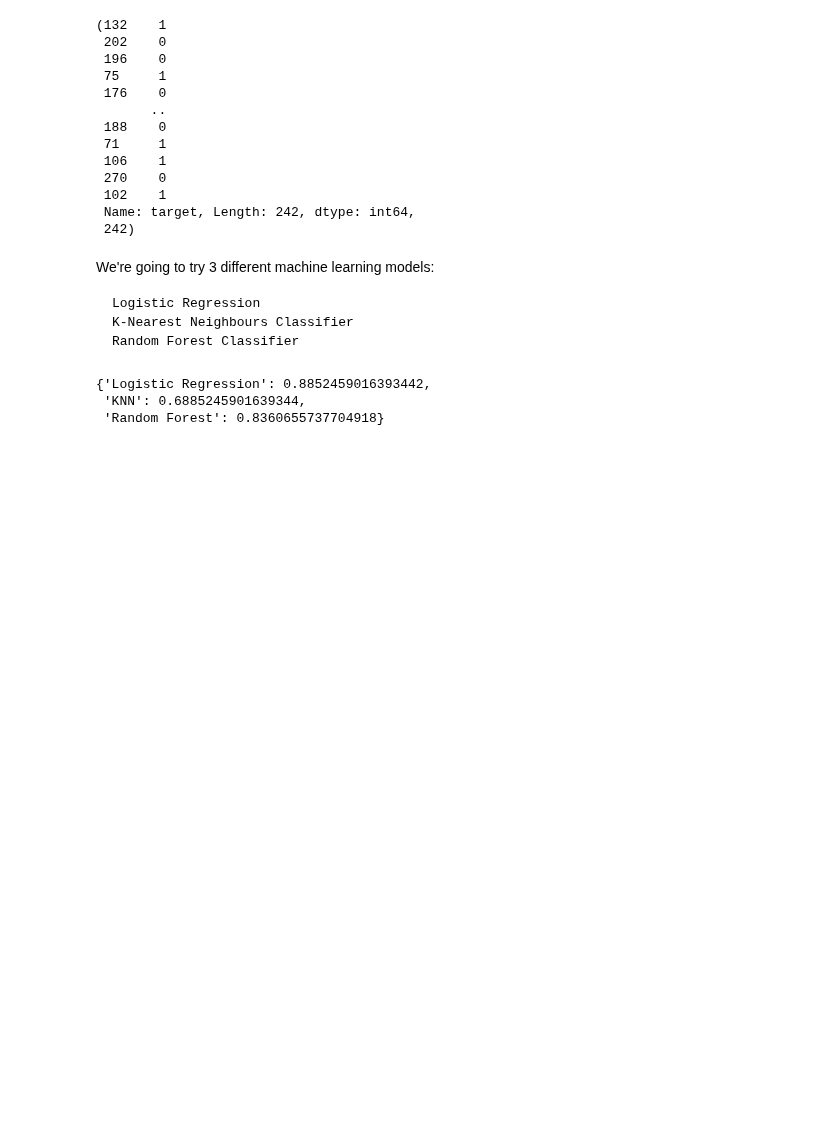
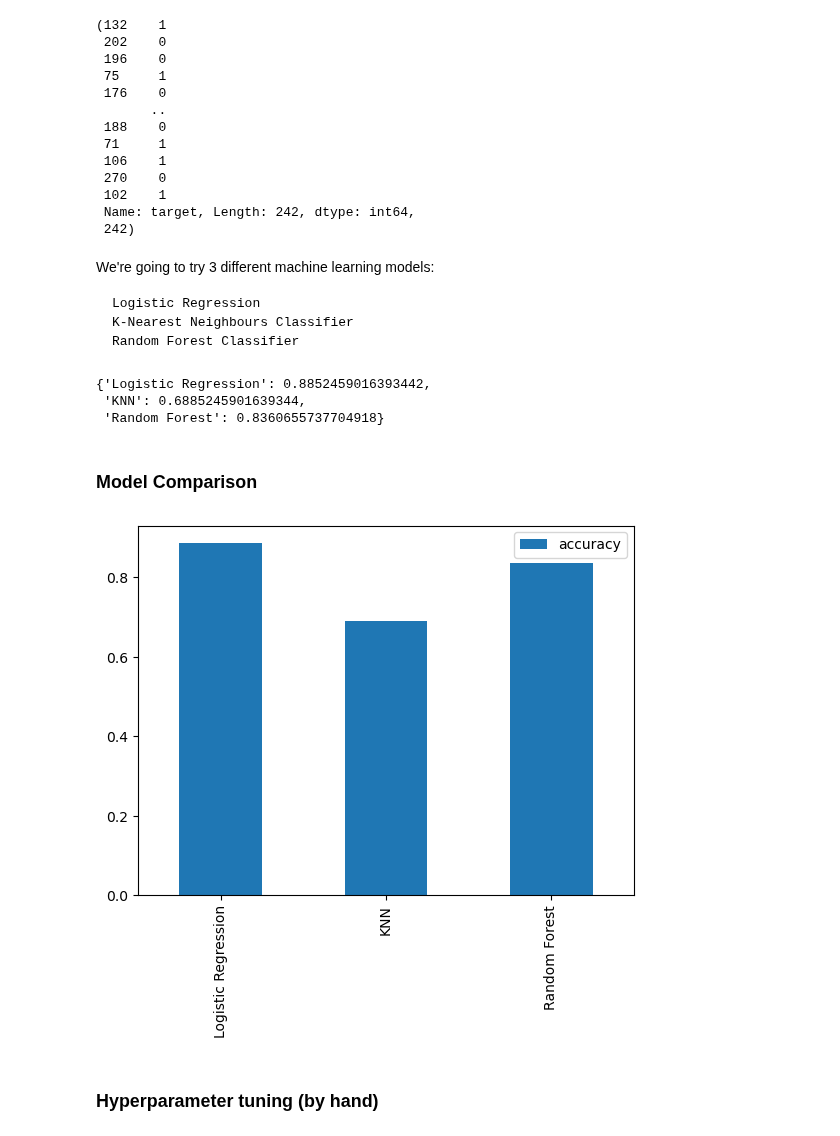
Before and after one commit to Michal-Radomski/Udemy-ML-and-DS-courses, a Jupyter notebook: 04_ML_DS_Bootcamp/02/heart-disease-classification.ipynb, the cells around one changed output. Saved outputs shown, nothing was run; the diff lists cells and outputs as text; code cells hidden in the pictures; blank space fills up the shorter version.

Commit message:
Machine Learning & Data Science Bootcamp - commit 39

```diff
--- a/04_ML_DS_Bootcamp/02/heart-disease-classification.ipynb
+++ b/04_ML_DS_Bootcamp/02/heart-disease-classification.ipynb
@@ -419,3 +419,12 @@ model_scores
 {'Logistic Regression': 0.8852459016393442,
  'KNN': 0.6885245901639344,
  'Random Forest': 0.8360655737704918}
+# %% [markdown]
+### Model Comparison
+# %%
+model_compare = pd.DataFrame(model_scores, index=["accuracy"])
+model_compare.T.plot.bar();
+# %% [output]
+[figure, added]
+# %% [markdown]
+### Hyperparameter tuning (by hand)
```
Also changed, not shown: parts of 16 cells of this notebook, 1 other file.
